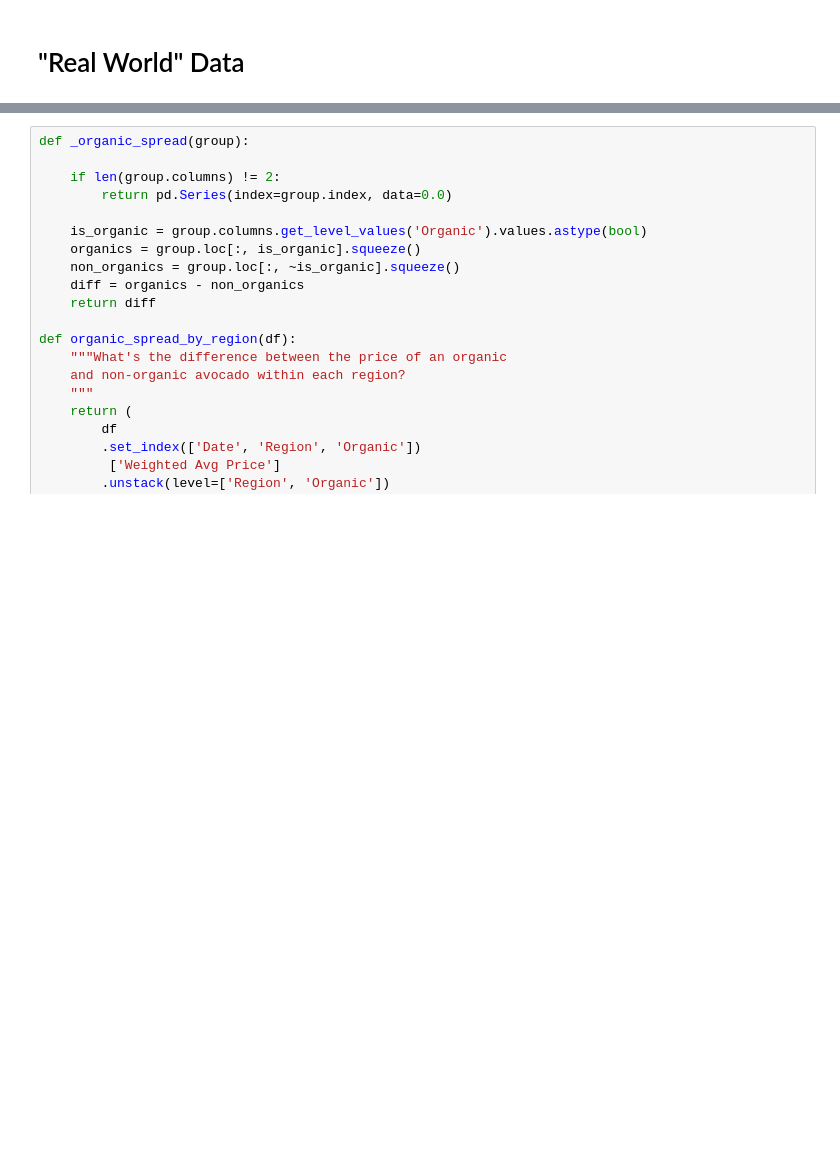
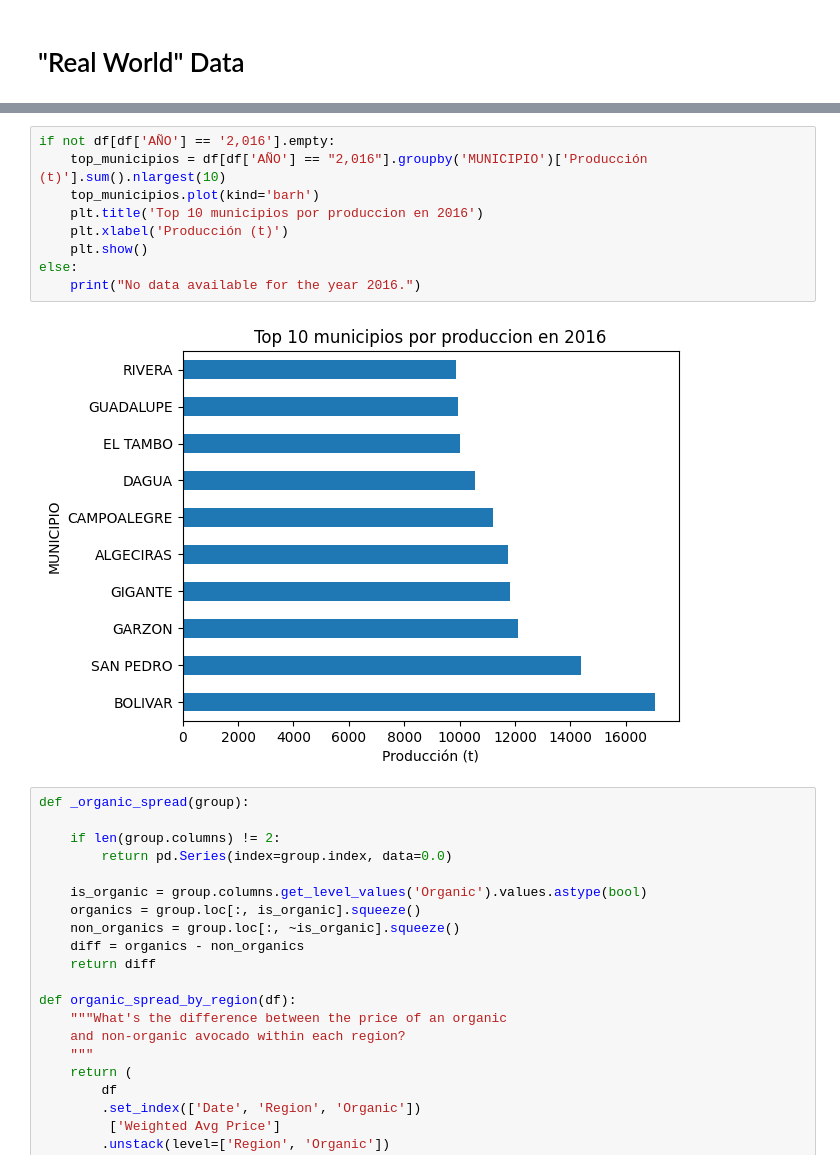
Before and after one commit to MateoAV/MetNumUN2024II, a Jupyter notebook: Lab2/Lab2.ipynb, the cells around one changed output, grey strips where cells are left out. Cells and saved outputs as stored; diff of their text form; blank space fills up the shorter version.

```diff
--- a/Lab2/Lab2.ipynb
+++ b/Lab2/Lab2.ipynb
@@ -1297,3 +1355,14 @@ hass.groupby(['Date', 'Region'])['Weighted Avg Price'].mean().unstack().ffill().
+# %%
+if not df[df['AÑO'] == '2,016'].empty:
+    top_municipios = df[df['AÑO'] == "2,016"].groupby('MUNICIPIO')['Producción (t)'].sum().nlargest(10)
+    top_municipios.plot(kind='barh')
+    plt.title('Top 10 municipios por produccion en 2016')
+    plt.xlabel('Producción (t)')
+    plt.show()
+else:
+    print("No data available for the year 2016.")
+# %% [output]
+[figure, added]
 # %%
 def _organic_spread(group):
 
```
Also changed, not shown: parts of 12 cells of this notebook.
